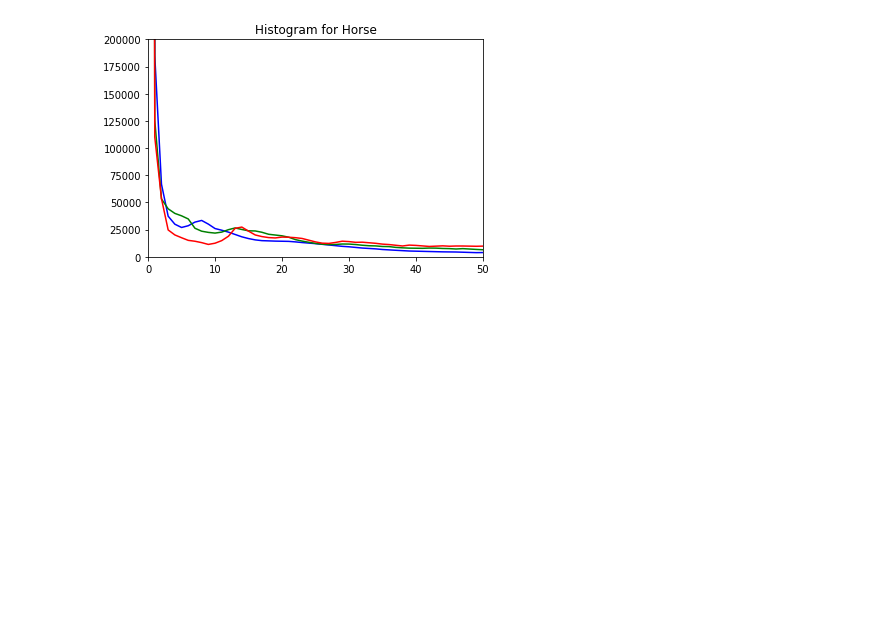
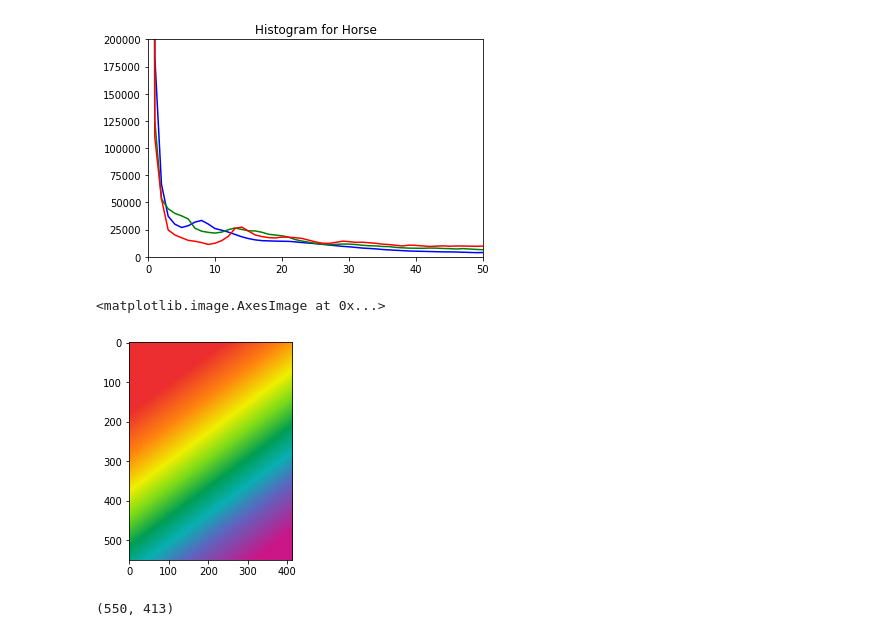
Before and after one commit to JaimePazLopes/Computer-Vision-with-OpenCV-and-Deep-Learning, a Jupyter notebook: Image Processing/Histograms.ipynb, the cells around one changed output. Saved outputs shown, nothing was run; the diff lists cells and outputs as text; code cells hidden in the pictures; blank space fills up the shorter version.

Commit message:
more image studies

```diff
--- a/Image Processing/Histograms.ipynb
+++ b/Image Processing/Histograms.ipynb
@@ -75,3 +71,16 @@ plt.title("Histogram for Horse")
 # %% [output]
 Text(0.5, 1.0, 'Histogram for Horse')
 [figure]
+# %%
+rainbow = cv2.imread(path + "rainbow.jpg")
+show_rainbow = cv2.cvtColor(rainbow, cv2.COLOR_BGR2RGB)
+plt.imshow(show_rainbow)
+# %% [output]
+<matplotlib.image.AxesImage at 0x...>
+[figure, added]
+# %%
+img = show_rainbow.copy()
+mask = np.zeros(img.shape[:2], np.uint8)
+mask.shape
+# %% [output]
+(550, 413)
```
Also changed, not shown: parts of 17 cells of this notebook, 2 other files.
